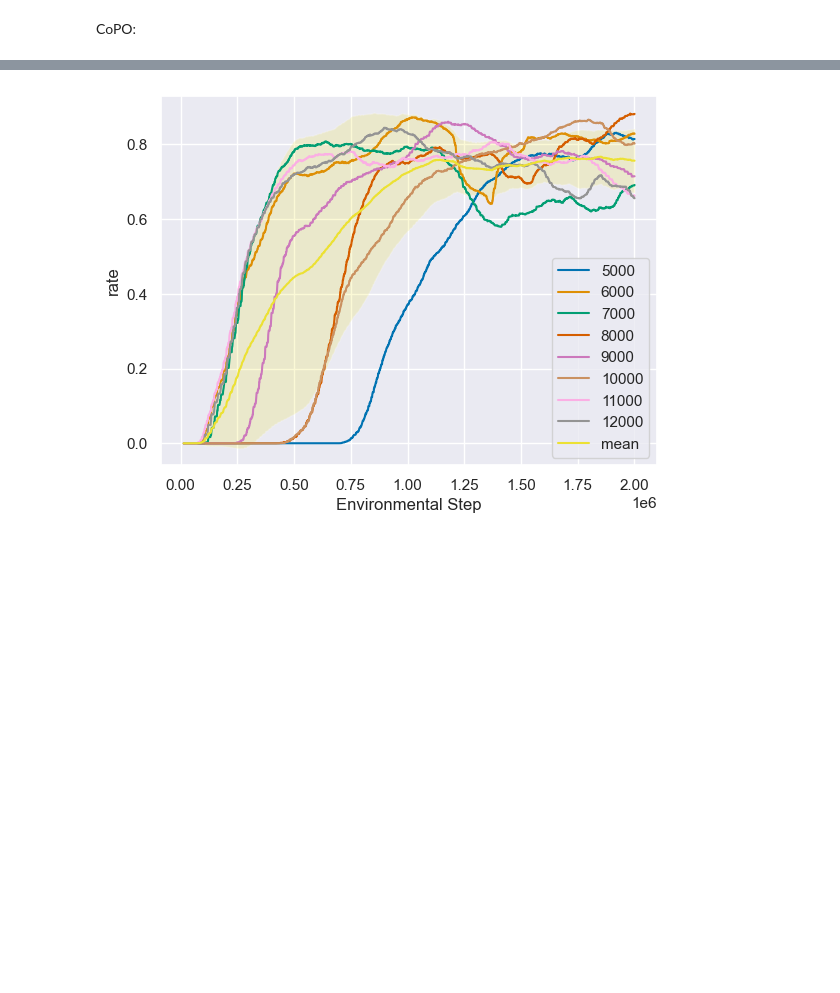
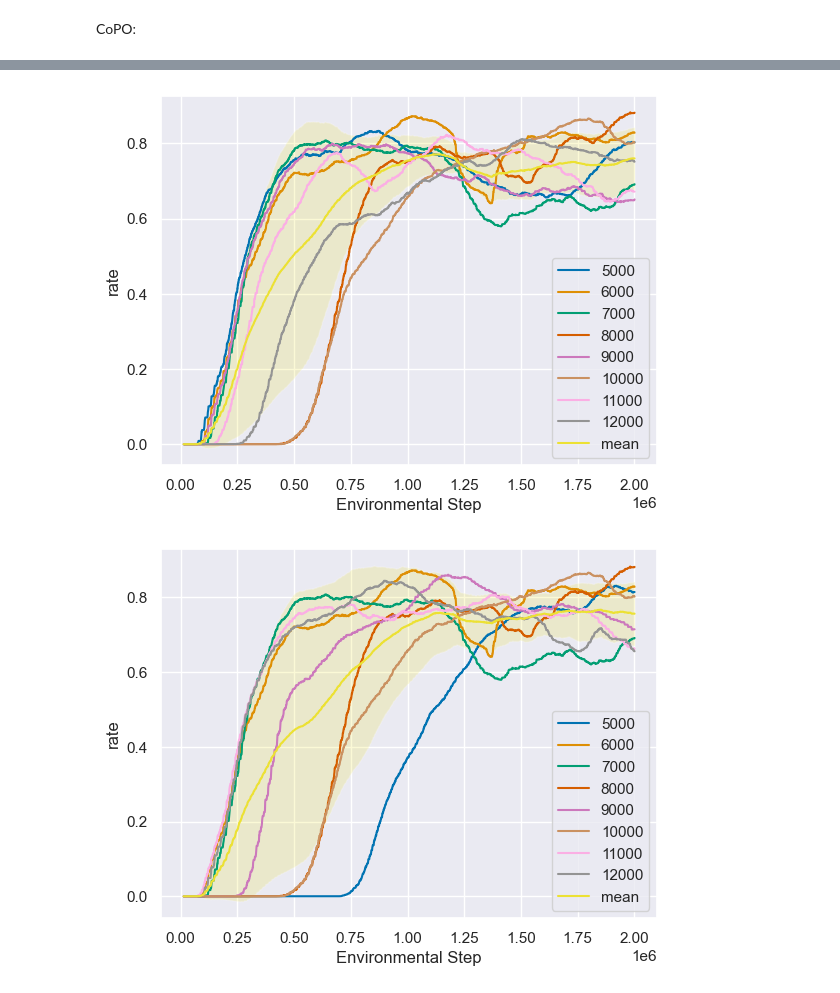
Before and after one commit to jimmydengpeng/MARLPO, a Jupyter notebook: plot2.ipynb, the cells around one changed output, grey strips where cells are left out. Cells and saved outputs as stored; diff of their text form; code cells hidden in the pictures; blank space fills up the shorter version.

```diff
--- a/plot2.ipynb
+++ b/plot2.ipynb
@@ -204,3 +208,7 @@ for l, d in copo_r_dirs.items():
+# %%
+plot_sep_mean(copo_r_dirs['vm3-ac'])
+# %% [output]
+[figure, added]
 # %%
 plot_sep_mean(copo_r_dirs['mac1'])
 # %% [output]
```
Also changed, not shown: parts of 4 cells of this notebook, 3 other files.
